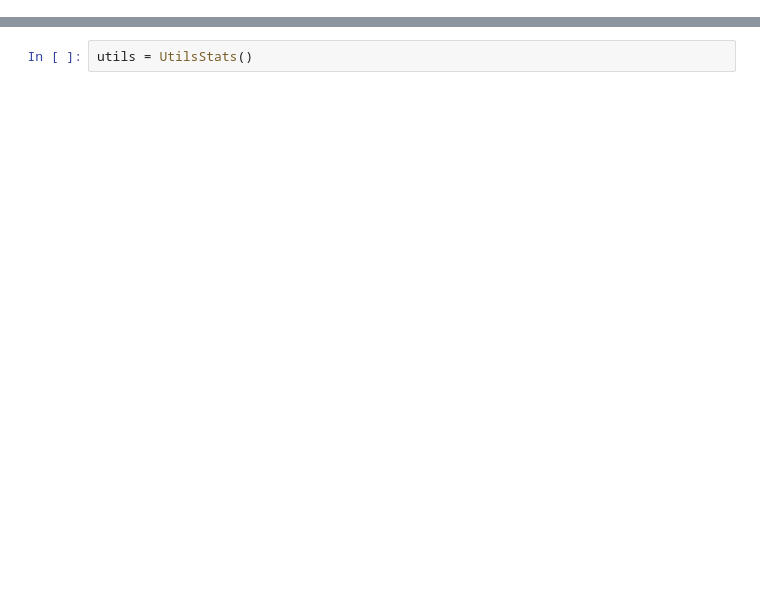
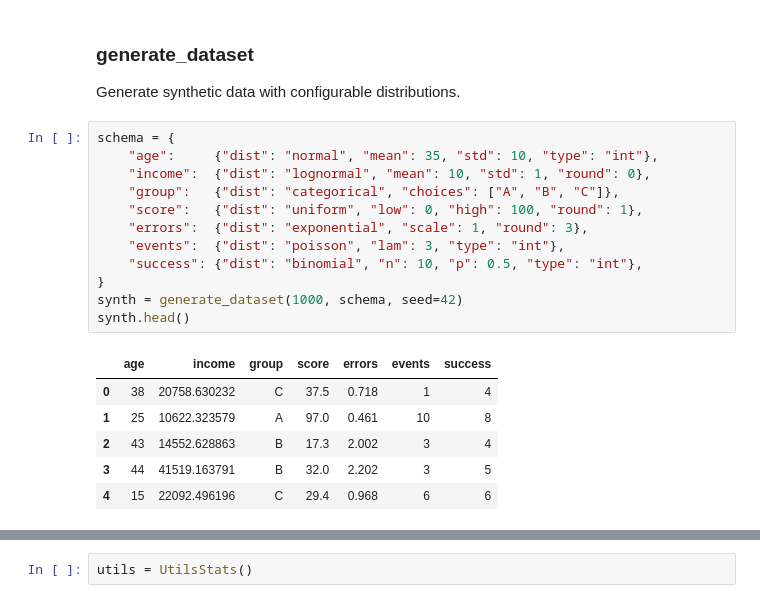
Before and after one commit to GhostAnalyst30/StatsLibX, a Jupyter notebook: how_use_statslibx.ipynb, the cells around one changed output, grey strips where cells are left out. Drawn from its saved outputs; the diff is of its cells as text; blank space fills up the shorter version.

```diff
--- a/how_use_statslibx.ipynb
+++ b/how_use_statslibx.ipynb
@@ -1155,0 +109,22 @@ from statslibx import UtilsStats
+# %% [markdown]
+### generate_dataset
+Generate synthetic data with configurable distributions.
+# %%
+schema = {
+    "age":     {"dist": "normal", "mean": 35, "std": 10, "type": "int"},
+    "income":  {"dist": "lognormal", "mean": 10, "std": 1, "round": 0},
+    "group":   {"dist": "categorical", "choices": ["A", "B", "C"]},
+    "score":   {"dist": "uniform", "low": 0, "high": 100, "round": 1},
+    "errors":  {"dist": "exponential", "scale": 1, "round": 3},
+    "events":  {"dist": "poisson", "lam": 3, "type": "int"},
+    "success": {"dist": "binomial", "n": 10, "p": 0.5, "type": "int"},
+}
+synth = generate_dataset(1000, schema, seed=42)
+synth.head()
+# %% [output]
+|  | age | income | group | score | errors | events | success |
+| 0 | 38 | 20758.630232 | C | 37.5 | 0.718 | 1 | 4 |
+| 1 | 25 | 10622.323579 | A | 97.0 | 0.461 | 10 | 8 |
+| 2 | 43 | 14552.628863 | B | 17.3 | 2.002 | 3 | 4 |
+| 3 | 44 | 41519.163791 | B | 32.0 | 2.202 | 3 | 5 |
+| 4 | 15 | 22092.496196 | C | 29.4 | 0.968 | 6 | 6 |
```
Also changed, not shown: parts of 280 cells of this notebook, 40 other files.
